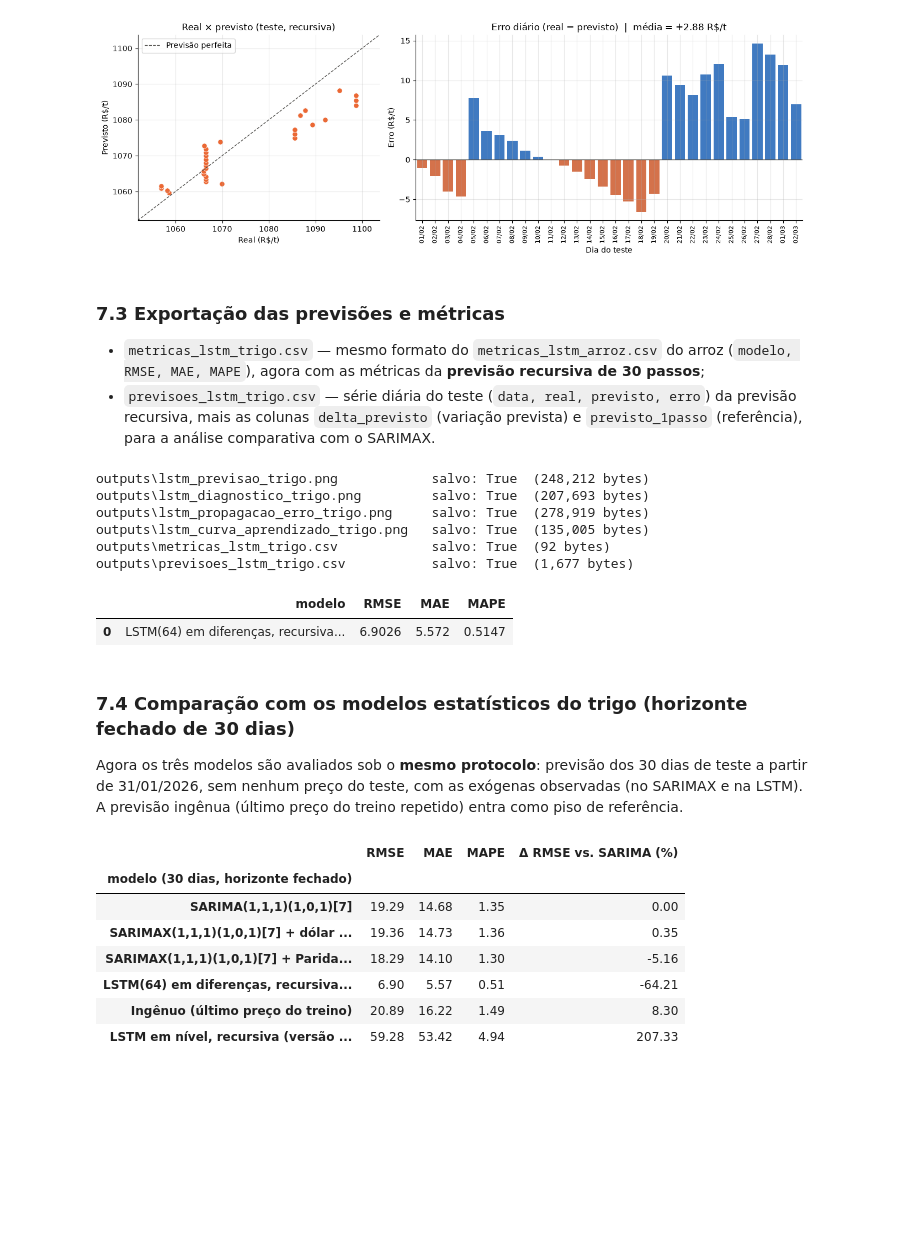
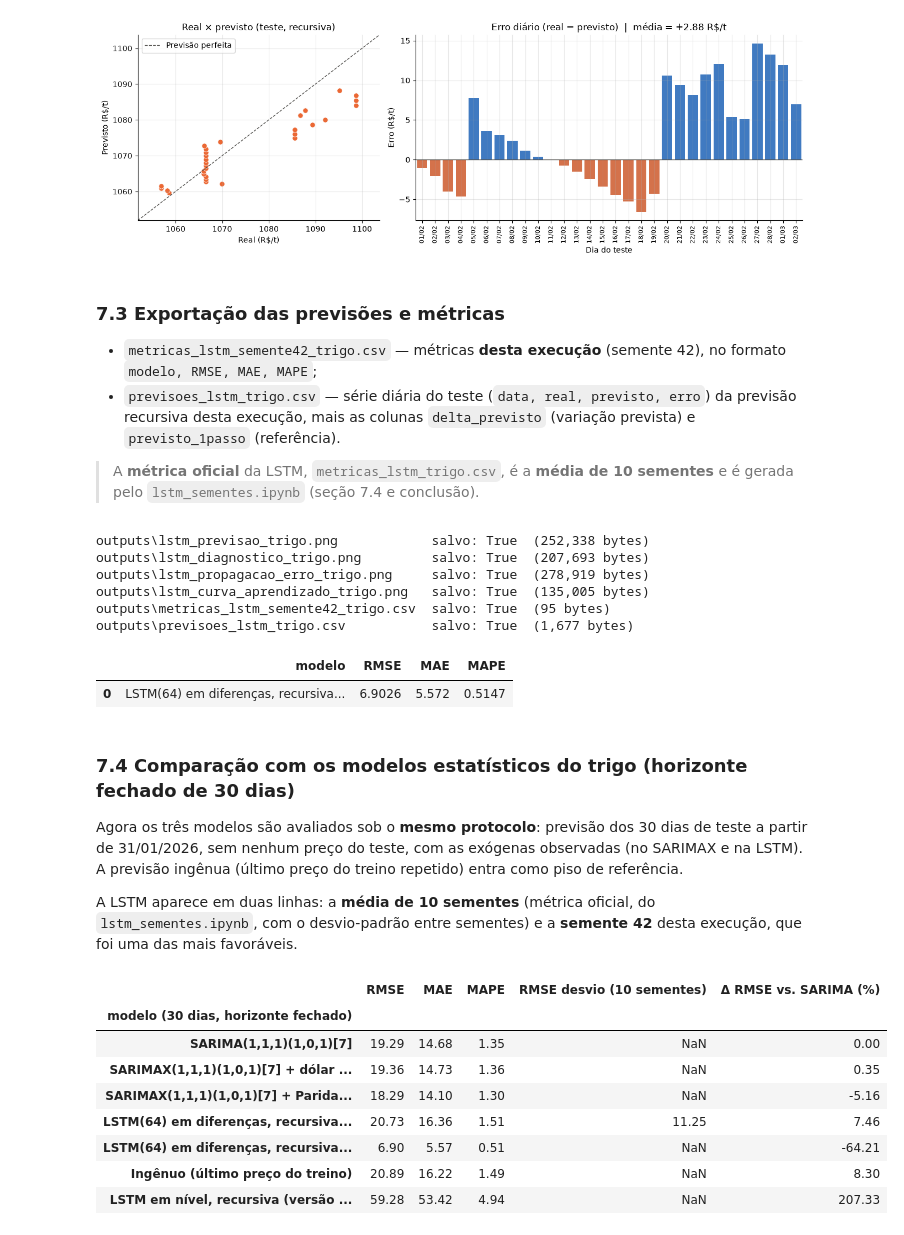
Before and after one commit to brunoOrigem/tcc-predicao-commodities-rs, a Jupyter notebook: models/lstm_trigo.ipynb, the cells around one changed output. Drawn from its saved outputs; the diff is of its cells as text; code cells hidden in the pictures; blank space fills up the shorter version.

```diff
--- a/models/lstm_trigo.ipynb
+++ b/models/lstm_trigo.ipynb
@@ -706,31 +711,33 @@ plt.show()
 # %% [markdown]
 ### 7.3 Exportação das previsões e métricas
 
-- `metricas_lstm_trigo.csv` — mesmo formato do `metricas_lstm_arroz.csv` do arroz (`modelo, RMSE, MAE, MAPE`), agora com as métricas da
-  **previsão recursiva de 30 passos**;
-- `previsoes_lstm_trigo.csv` — série diária do teste (`data, real, previsto, erro`) da previsão recursiva, mais as colunas
-  `delta_previsto` (variação prevista) e `previsto_1passo` (referência), para a análise comparativa com o SARIMAX.
+- `metricas_lstm_semente42_trigo.csv` — métricas **desta execução** (semente 42), no formato `modelo, RMSE, MAE, MAPE`;
+- `previsoes_lstm_trigo.csv` — série diária do teste (`data, real, previsto, erro`) da previsão recursiva desta execução, mais as colunas
+  `delta_previsto` (variação prevista) e `previsto_1passo` (referência).
+
+> A **métrica oficial** da LSTM, `metricas_lstm_trigo.csv`, é a **média de 10 sementes** e é gerada pelo `lstm_sementes.ipynb`
+> (seção 7.4 e conclusão).
 # %%
-NOME_MODELO = "LSTM(64) em diferenças, recursiva (30 passos)"
+NOME_MODELO = "LSTM(64) em diferenças, recursiva — semente 42"
 
 pd.DataFrame({"modelo": [NOME_MODELO], "RMSE": [rmse], "MAE": [mae], "MAPE": [mape]}) \
-  .round(4).to_csv(f"{PASTA_SAIDA}/metricas_lstm_trigo.csv", index=False)
+  .round(4).to_csv(f"{PASTA_SAIDA}/metricas_lstm_semente42_trigo.csv", index=False)
 
 diag.assign(delta_previsto=delta_prev.values, previsto_1passo=y_prev_1p.values).rename_axis("data").round(4) \
     .to_csv(f"{PASTA_SAIDA}/previsoes_lstm_trigo.csv", date_format="%Y-%m-%d")
 
 for arquivo in ["lstm_previsao_trigo.png", "lstm_diagnostico_trigo.png", "lstm_propagacao_erro_trigo.png",
-                "lstm_curva_aprendizado_trigo.png", "metricas_lstm_trigo.csv", "previsoes_lstm_trigo.csv"]:
+                "lstm_curva_aprendizado_trigo.png", "metricas_lstm_semente42_trigo.csv", "previsoes_lstm_trigo.csv"]:
     caminho = os.path.join(PASTA_SAIDA, arquivo)
     print(f"{caminho:<42} salvo: {os.path.exists(caminho)}  ({os.path.getsize(caminho):,} bytes)")
 
-pd.read_csv(f"{PASTA_SAIDA}/metricas_lstm_trigo.csv")
+pd.read_csv(f"{PASTA_SAIDA}/metricas_lstm_semente42_trigo.csv")
 # %% [output]
-outputs\lstm_previsao_trigo.png            salvo: True  (248,212 bytes)
+outputs\lstm_previsao_trigo.png            salvo: True  (252,338 bytes)
 outputs\lstm_diagnostico_trigo.png         salvo: True  (207,693 bytes)
 outputs\lstm_propagacao_erro_trigo.png     salvo: True  (278,919 bytes)
 outputs\lstm_curva_aprendizado_trigo.png   salvo: True  (135,005 bytes)
-outputs\metricas_lstm_trigo.csv            salvo: True  (92 bytes)
+outputs\metricas_lstm_semente42_trigo.csv  salvo: True  (95 bytes)
 outputs\previsoes_lstm_trigo.csv           salvo: True  (1,677 bytes)
 |  | modelo | RMSE | MAE | MAPE |
 | 0 | LSTM(64) em diferenças, recursiva... | 6.9026 | 5.572 | 0.5147 |
@@ -739,25 +746,31 @@ outputs\previsoes_lstm_trigo.csv           salvo: True  (1,677 bytes)
 
 Agora os três modelos são avaliados sob o **mesmo protocolo**: previsão dos 30 dias de teste a partir de 31/01/2026, sem nenhum
 preço do teste, com as exógenas observadas (no SARIMAX e na LSTM). A previsão ingênua (último preço do treino repetido) entra como piso de referência.
+
+A LSTM aparece em duas linhas: a **média de 10 sementes** (métrica oficial, do `lstm_sementes.ipynb`, com o desvio-padrão entre sementes)
+e a **semente 42** desta execução, que foi uma das mais favoráveis.
 # %%
 sarima  = pd.read_csv(f"{PASTA_SAIDA}/metricas_sarima_trigo.csv").set_index("modelo").loc[["SARIMA(1,1,1)(1,0,1)[7]"]]
 sarimax = pd.read_csv(f"{PASTA_SAIDA}/metricas_sarimax_trigo.csv").set_index("modelo")
-lstm    = pd.read_csv(f"{PASTA_SAIDA}/metricas_lstm_trigo.csv").set_index("modelo")
+lstm    = pd.read_csv(f"{PASTA_SAIDA}/metricas_lstm_trigo.csv").set_index("modelo")            # média de 10 sementes
+lstm42  = pd.read_csv(f"{PASTA_SAIDA}/metricas_lstm_semente42_trigo.csv").set_index("modelo")   # esta execução
 ingen   = referencias.loc[["Ingênuo (último preço do treino)", "LSTM em nível, recursiva (versão anterior)"]]
 
-tabela = pd.concat([sarima, sarimax, lstm, ingen])[["RMSE", "MAE", "MAPE"]]
+tabela = pd.concat([sarima, sarimax, lstm, lstm42, ingen])[["RMSE", "MAE", "MAPE"]]
+tabela["RMSE desvio (10 sementes)"] = lstm["RMSE_desvio"].reindex(tabela.index)
 tabela["Δ RMSE vs. SARIMA (%)"] = (tabela["RMSE"] / sarima["RMSE"].iloc[0] - 1) * 100
 tabela.index.name = "modelo (30 dias, horizonte fechado)"
 tabela.round(2)
 # %% [output]
-|  | RMSE | MAE | MAPE | Δ RMSE vs. SARIMA (%) |
-| modelo (30 dias, horizonte fechado) |  |  |  |  |
-| SARIMA(1,1,1)(1,0,1)[7] | 19.29 | 14.68 | 1.35 | 0.00 |
-| SARIMAX(1,1,1)(1,0,1)[7] + dólar ... | 19.36 | 14.73 | 1.36 | 0.35 |
-| SARIMAX(1,1,1)(1,0,1)[7] + Parida... | 18.29 | 14.10 | 1.30 | -5.16 |
-| LSTM(64) em diferenças, recursiva... | 6.90 | 5.57 | 0.51 | -64.21 |
-| Ingênuo (último preço do treino) | 20.89 | 16.22 | 1.49 | 8.30 |
-| LSTM em nível, recursiva (versão ... | 59.28 | 53.42 | 4.94 | 207.33 |
+|  | RMSE | MAE | MAPE | RMSE desvio (10 sementes) | Δ RMSE vs. SARIMA (%) |
+| modelo (30 dias, horizonte fechado) |  |  |  |  |  |
+| SARIMA(1,1,1)(1,0,1)[7] | 19.29 | 14.68 | 1.35 | NaN | 0.00 |
+| SARIMAX(1,1,1)(1,0,1)[7] + dólar ... | 19.36 | 14.73 | 1.36 | NaN | 0.35 |
+| SARIMAX(1,1,1)(1,0,1)[7] + Parida... | 18.29 | 14.10 | 1.30 | NaN | -5.16 |
+| LSTM(64) em diferenças, recursiva... | 20.73 | 16.36 | 1.51 | 11.25 | 7.46 |
+| LSTM(64) em diferenças, recursiva... | 6.90 | 5.57 | 0.51 | NaN | -64.21 |
+| Ingênuo (último preço do treino) | 20.89 | 16.22 | 1.49 | NaN | 8.30 |
+| LSTM em nível, recursiva (versão ... | 59.28 | 53.42 | 4.94 | NaN | 207.33 |
 # %% [markdown]
 ## Conclusão
 
```
Also changed, not shown: parts of 3 cells of this notebook, 15 other files.
